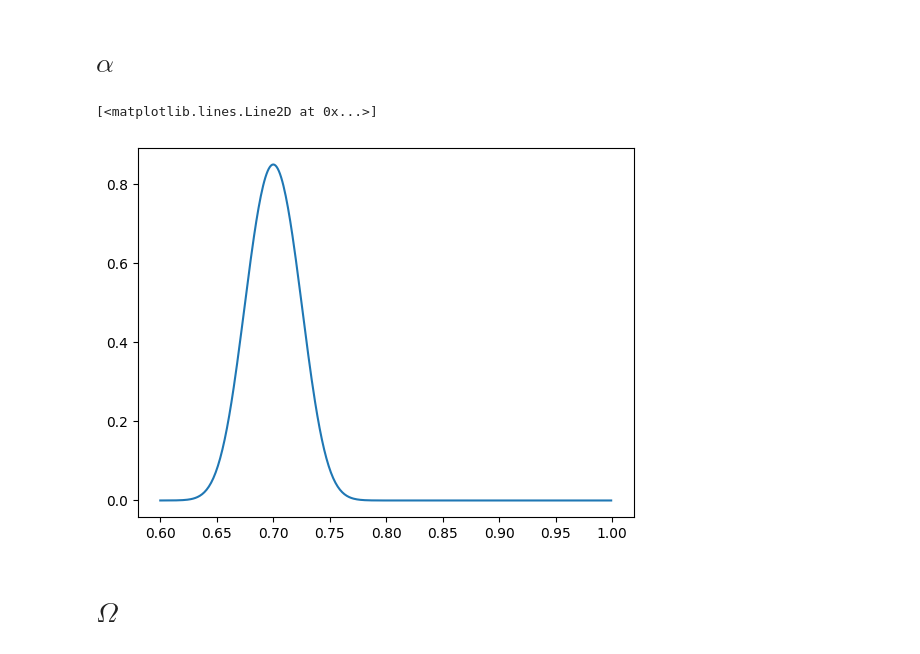
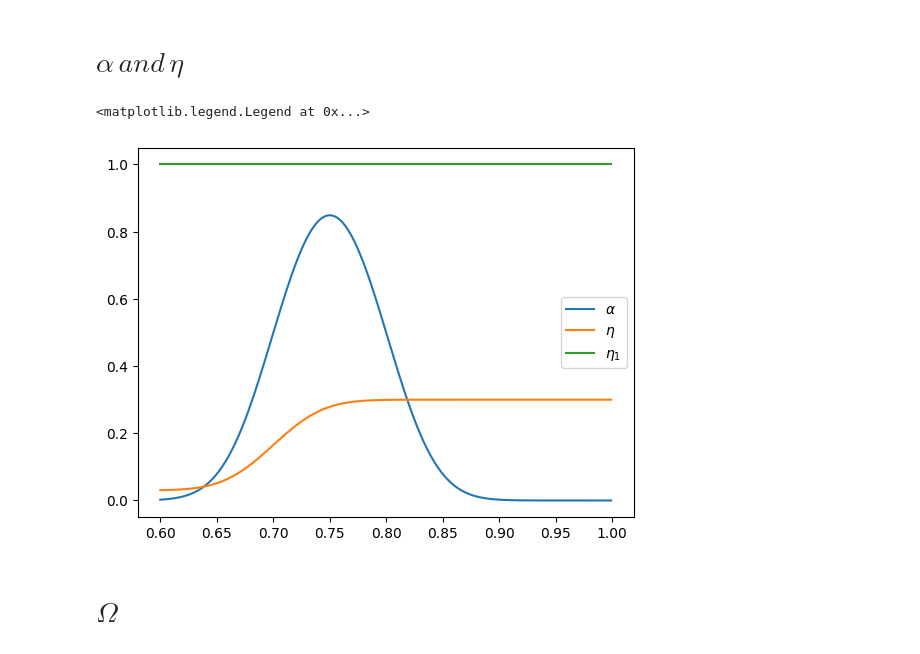
Before and after one commit to lllMcNultylll/Problem-of-Eigenvalue, a Jupyter notebook: 2-dimensional/Profile.ipynb, the cells around one changed output. Cells and saved outputs as stored; diff of their text form; code cells hidden in the pictures.

```diff
--- a/2-dimensional/Profile.ipynb
+++ b/2-dimensional/Profile.ipynb
@@ -1,30 +1,58 @@
 # %% [markdown]
-# $\alpha$
+# $\alpha \,and\,\eta$
 # %%
 import matplotlib.pyplot as plt
 import math
 
 
-def f(x):
+def alpha(x):
 
-    # xa , xb , d = 0.9 , 1 , 0.05
-    # ans = ( 1 + math.erf( (x-xa) / d ) ) * ( 1 - math.erf( (x-xb) / d ) ) / 4
+    # xa , xb , d = 0.675 , 0.725 , 0.05
 
-    # ans=math.erf(x)
+    '与秉航对照'
+    xa , xb , d = 0.7 , 0.8 , 0.05
 
-    xa , xb , d = 0.675 , 0.725 , 0.05
-    ans = ( 1 + math.erf( 2*(x-xa) / d ) ) * ( 1 - math.erf( 2*(x-xb) / d ) ) / 4
+    ans = ( 1 + math.erf( (x-xa) / d ) ) * ( 1 - math.erf( (x-xb) / d ) ) / 4
 
     return ans
 
-# x = [ i*0.01 for i in range(-500,500)]
-# L = [ f(i*0.01) for i in range(-500,500)]
+def eta(x):
+    '昱琨师兄'
+    # ans = 2.2*10**4 + 1/2*2*10**7*( 1+ math.erf( (x-0.7)/0.03)) + \
+    #     1/2*2.5*10**8*( 1+ math.erf( (x-0.9)/0.05))
+
+    '峰值点平移'
+    # ans = 2.2*10**4 + 1/2*2*10**7*( 1+ math.erf( (x-0.9)/0.03)) + \
+    #     1/2*2.5*10**8*( 1+ math.erf( (x-0.65)/0.05))
+
+    '与秉航对照'
+    ans = ( 0.1 + 1/2*( 1 - 0.1 ) * ( 1+ math.erf( (x-0.7)/0.05) ) ) *10**8 * 0.3
+
+
+    return ans/10**8
+
+def eta1(x):
+    ans = 1
+
+    return ans
+
 x = [ i*0.001 for i in range(600,1000)]
-L = [ f(i*0.001) for i in range(600,1000)]
+L = [ alpha(i*0.001) for i in range(600,1000)]
 plt.plot(x,L)
+
+
+x = [ i*0.001 for i in range(600,1000)]
+L = [ eta(i*0.001) for i in range(600,1000)]
+plt.plot(x,L)
+
+x = [ i*0.001 for i in range(600,1000)]
+L = [ eta1(i*0.001) for i in range(600,1000)]
+plt.plot(x,L)
+
+plt.legend([r'$\alpha$',r'$\eta$',r'$\eta_1$'])
 # %% [output]
-[<matplotlib.lines.Line2D at 0x...>]
+<matplotlib.legend.Legend at 0x...>
-[figure, old version]
+[figure, new version]
 # %% [markdown]
 # $\Omega$
 # %%
```
Also changed, not shown: parts of 3 cells of this notebook, 2 other files.
